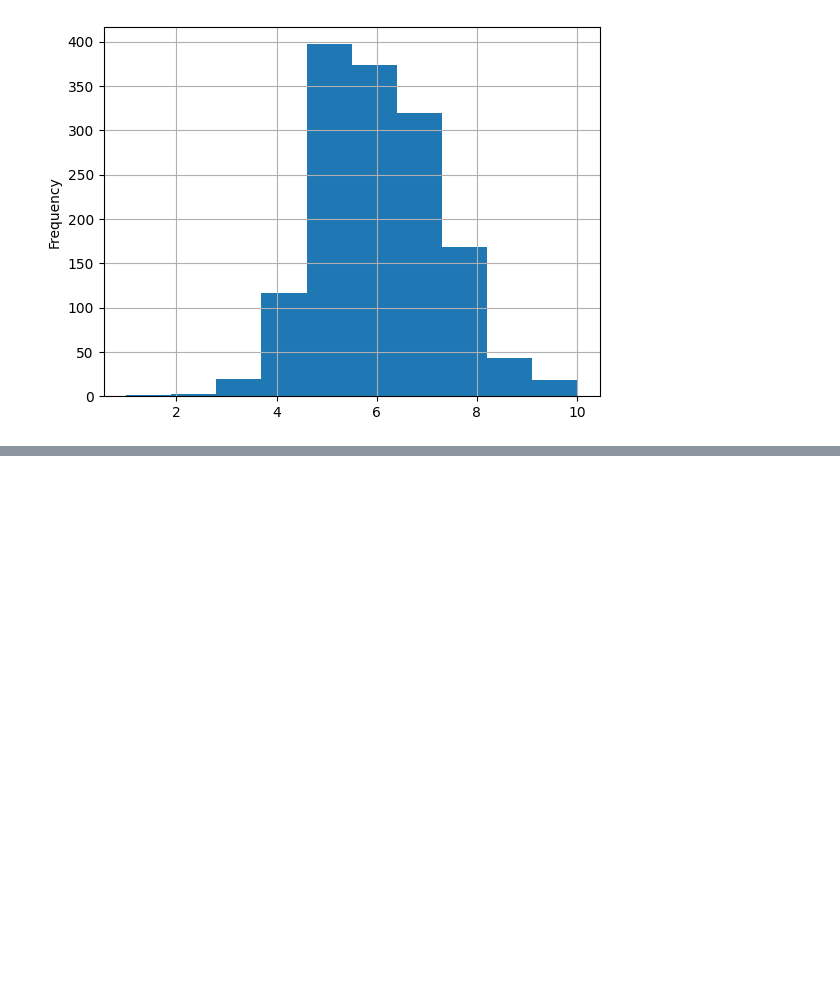
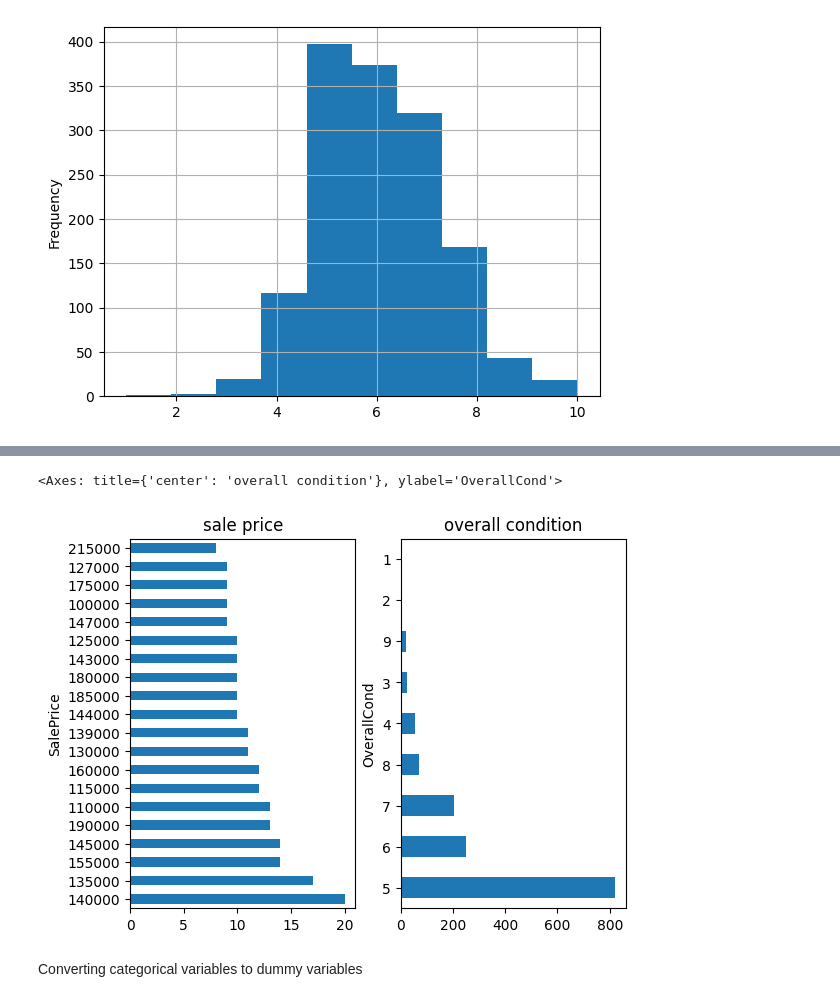
Before and after one commit to kaustubhnair02/OrionInternship-23, a Jupyter notebook: notebooks/EDA.ipynb, the cells around one changed output, grey strips where cells are left out. Drawn from its saved outputs; the diff is of its cells as text; code cells hidden in the pictures; blank space fills up the shorter version.

```diff
--- a/notebooks/EDA.ipynb
+++ b/notebooks/EDA.ipynb
@@ -355,0 +344,15 @@ plt.show()
+# %%
+actual_overallcond = df.OverallCond.value_counts()
+actual_saleprice = df.SalePrice.value_counts()
+
+plt.subplot(121)
+plt.title("sale price")
+actual_saleprice[:20].plot(kind='barh',sharex=actual_overallcond)
+plt.subplot(122)
+plt.title("overall condition")
+actual_overallcond[:20].plot(kind='barh',sharex=actual_saleprice)
+# %% [output]
+<Axes: title={'center': 'overall condition'}, ylabel='OverallCond'>
+[figure, added]
+# %% [markdown]
+Converting categorical variables to dummy variables
```
Also changed, not shown: parts of 12 cells of this notebook.
